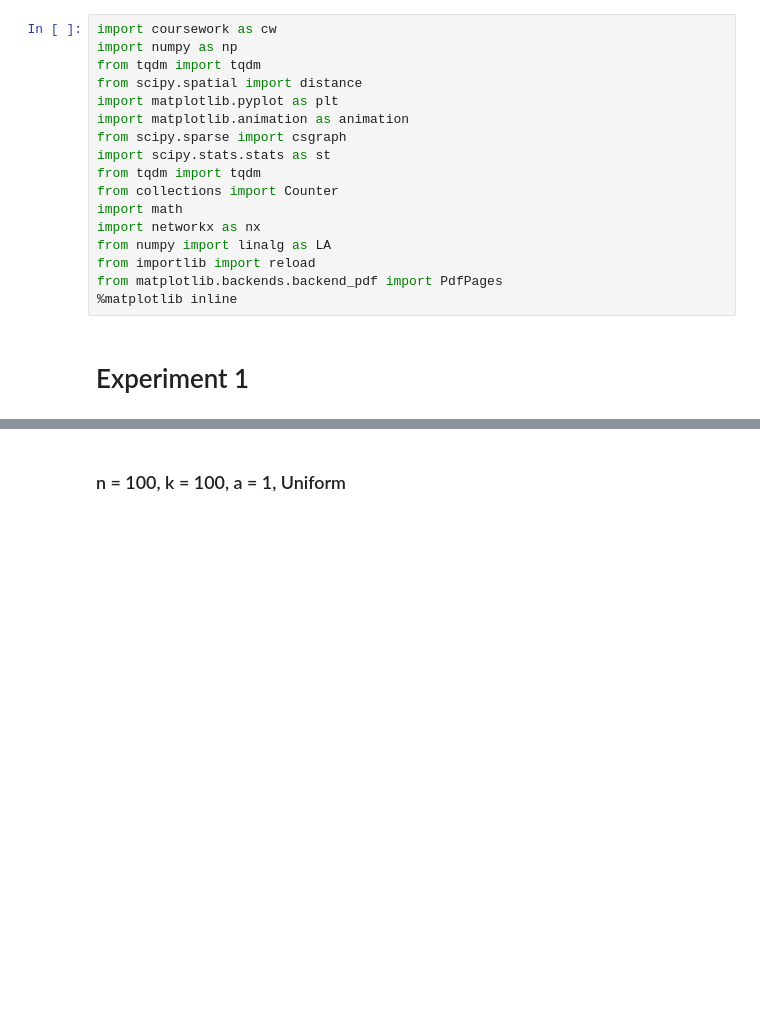
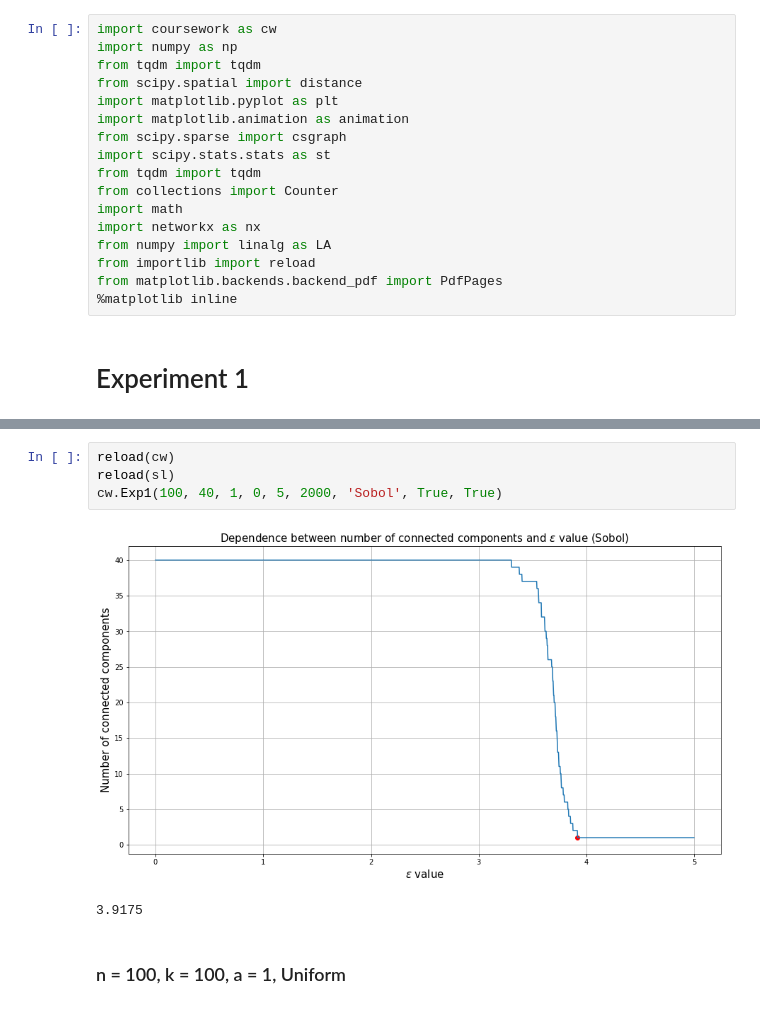
Before and after one commit to apugachev/Coursework-2018, a Jupyter notebook: coursework.ipynb, the cells around one changed output, grey strips where cells are left out. Saved outputs shown, nothing was run; the diff lists cells and outputs as text; blank space fills up the shorter version.

```diff
--- a/coursework.ipynb
+++ b/coursework.ipynb
@@ -32,3 +32,10 @@ cw.Exp1(100, 100, 1, 0.5, 1.5, 2000, 'Halton', True, True)
+# %%
+reload(cw)
+reload(sl)
+cw.Exp1(100, 40, 1, 0, 5, 2000, 'Sobol', True, True)
+# %% [output]
+[figure, added]
+3.9175
 # %% [markdown]
 ### n = 100, k = 100, a = 1, Uniform
 # %%
```
Also changed, not shown: parts of 28 cells of this notebook, 1 other file.
